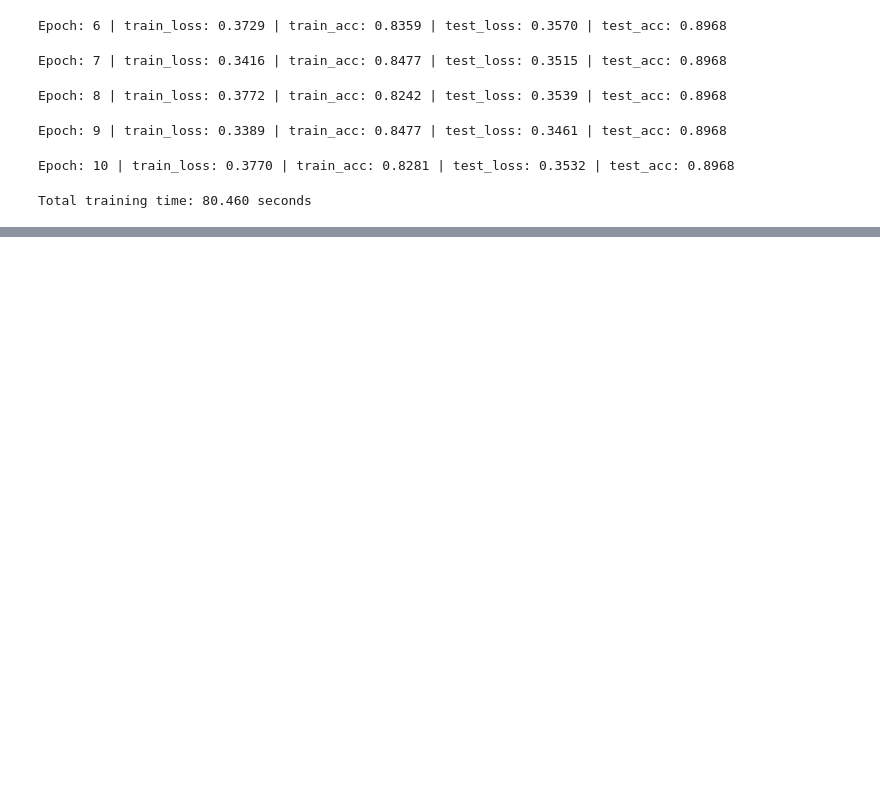
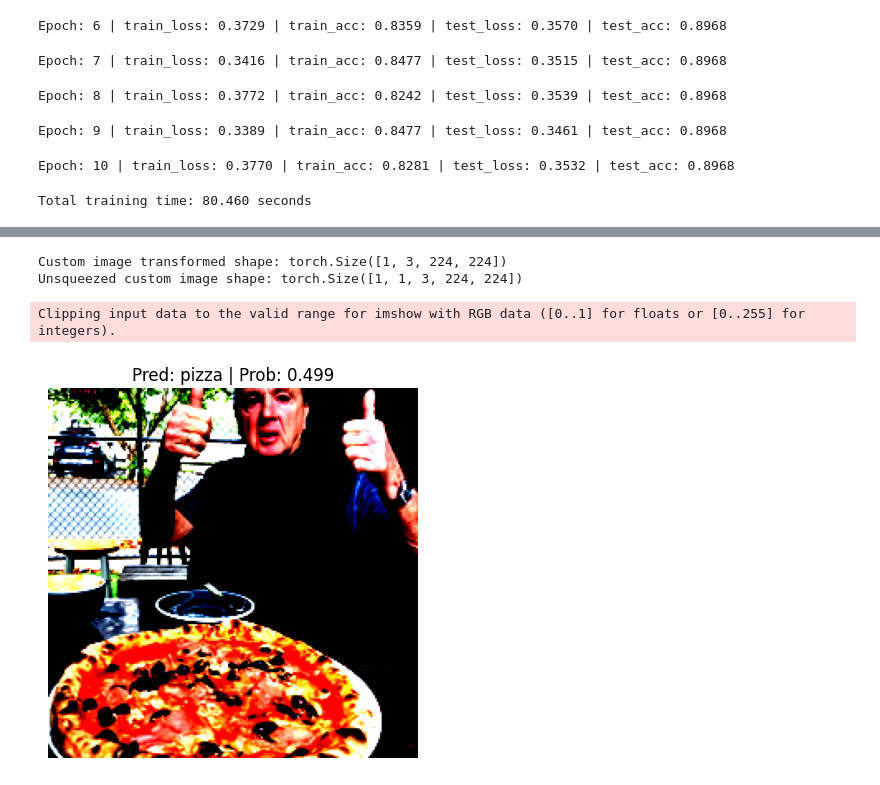
Before and after one commit to end-9214/mlflow_testing, a Jupyter notebook: mlflow_testing.ipynb, the cells around one changed output, grey strips where cells are left out. Cells and saved outputs as stored; diff of their text form; code cells hidden in the pictures; blank space fills up the shorter version.

```diff
--- a/mlflow_testing.ipynb
+++ b/mlflow_testing.ipynb
@@ -539,0 +581,16 @@ Total training time: 80.460 seconds
+# %%
+# Download custom image
+import requests
+
+# Setup custom image path
+custom_image_path = data_path / "04-pizza-dad.jpeg"
+
+# Download the image if it doesn't already exist
+if not custom_image_path.is_file():
+    with open(custom_image_path, "wb") as f:
+        # When downloading from GitHub, need to use the "raw" file link
+        request = requests.get("https://raw.githubusercontent.com/mrdbourke/pytorch-deep-learning/main/images/04-pizza-dad.jpeg")
+        print(f"Downloading {custom_image_path}...")
+        f.write(request.content)
+else:
+    print(f"{custom_image_path} already exists, skipping download.")
@@ -539,0 +601,15 @@ Total training time: 80.460 seconds
+# %%
+model.eval()
+with torch.inference_mode():
+    # Add an extra dimension to image
+    custom_image_transformed_with_batch_size = custom_image_transformed.unsqueeze(dim=0)
+
+    # Print out different shapes
+    print(f"Custom image transformed shape: {custom_image_transformed.shape}")
+    print(f"Unsqueezed custom image shape: {custom_image_transformed_with_batch_size.shape}")
+
+    # Make a prediction on image with an extra dimension
+    custom_image_pred = model(custom_image_transformed.to(device))
+# %% [output]
+Custom image transformed shape: torch.Size([1, 3, 224, 224])
+Unsqueezed custom image shape: torch.Size([1, 1, 3, 224, 224])
@@ -539,0 +660,10 @@ Total training time: 80.460 seconds
+# %%
+# Pred on our custom image
+pred_and_plot_image(model=model,
+                    image_path=custom_image_path,
+                    class_names=class_names,
+                    transform=data_transform,
+                    device=device)
+# %% [output]
+Clipping input data to the valid range for imshow with RGB data ([0..1] for floats or [0..255] for integers).
+[figure, added]
```
Also changed, not shown: parts of 4 cells of this notebook, 3 other files.
